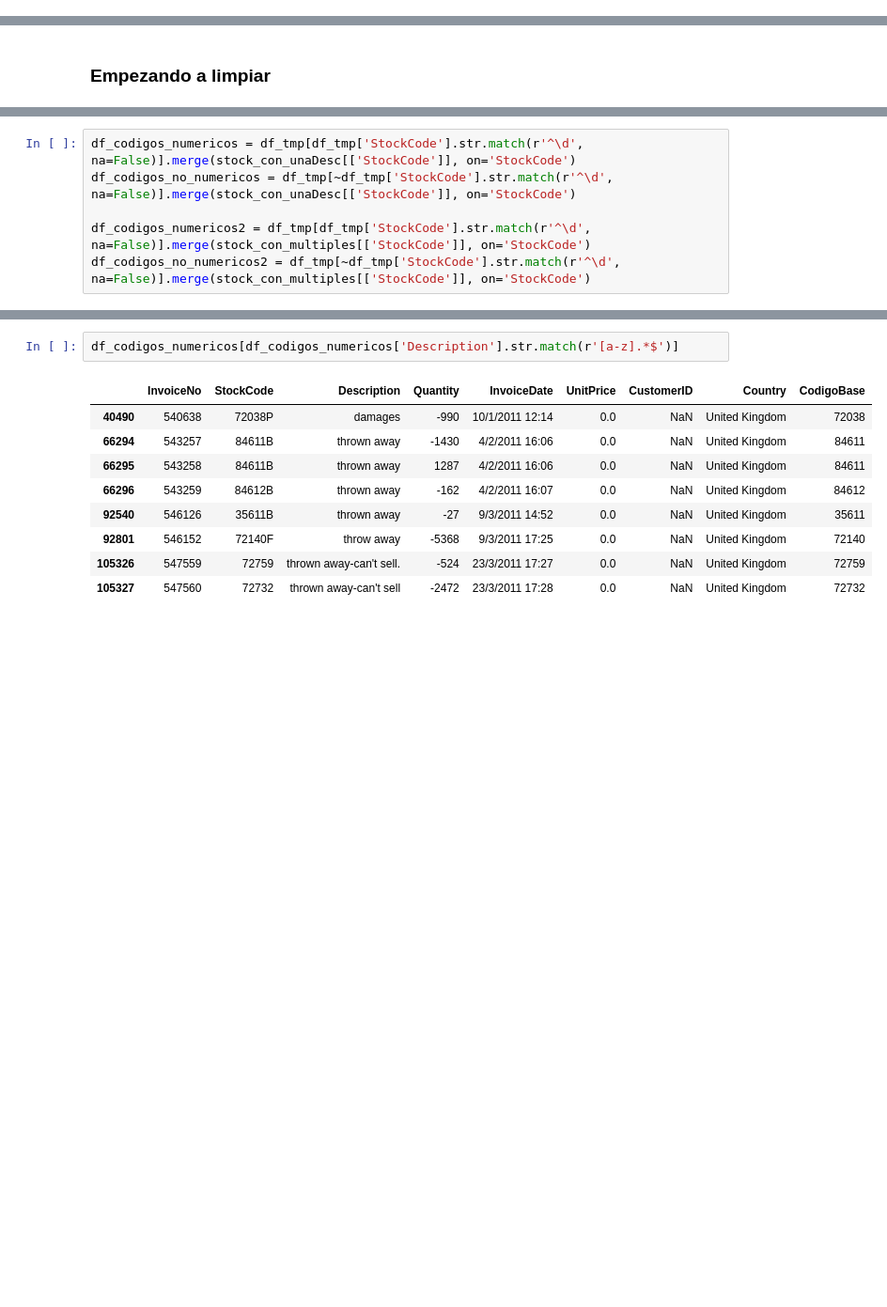
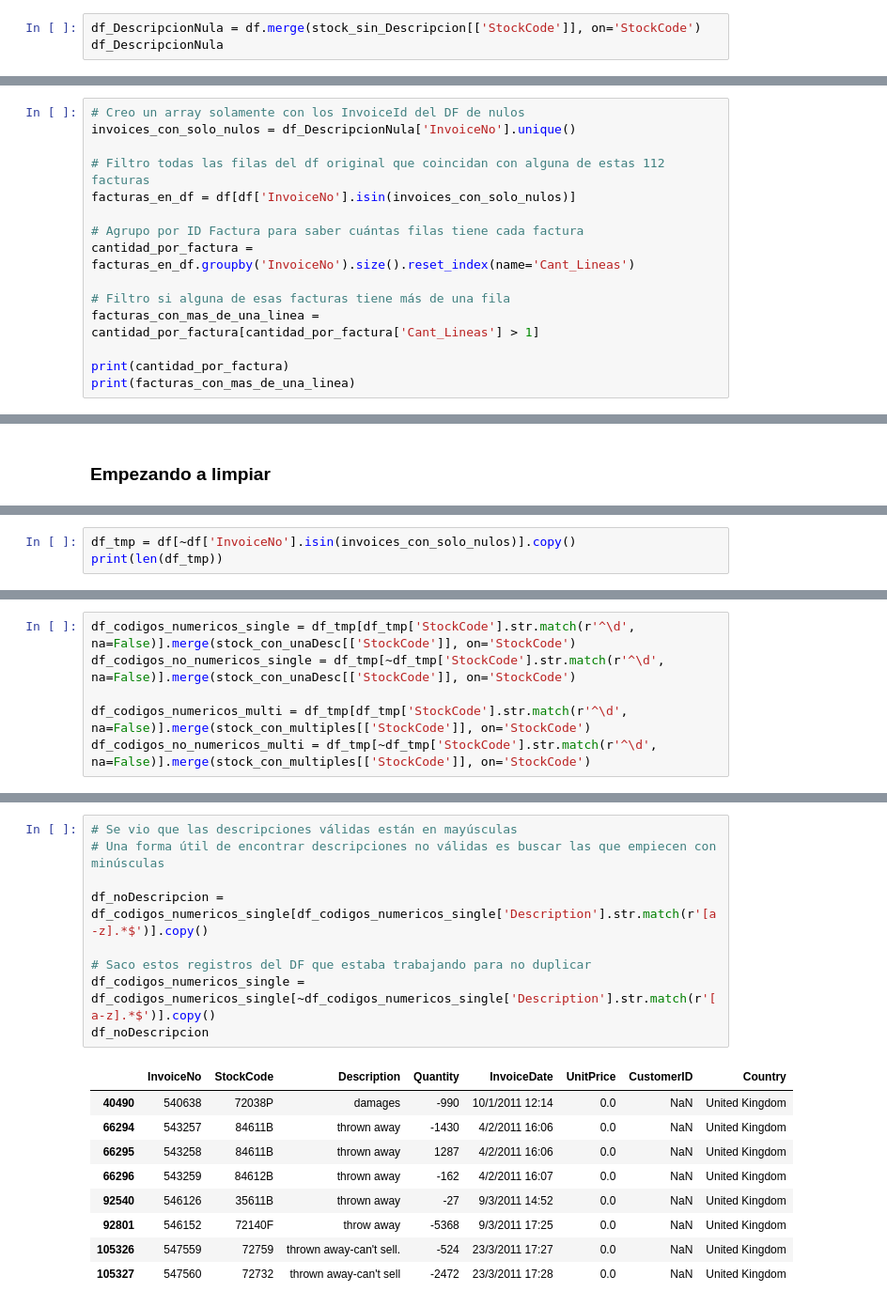
Before and after one commit to Vialesoft/Vialesoft_Devlab, a Jupyter notebook: Mini_Proyectos/ETL_Retail/Python ETL/main.ipynb, the cells around one changed output, grey strips where cells are left out. Shown at 94% size. Drawn from its saved outputs; the diff is of its cells as text; blank space fills up the shorter version.

```diff
--- a/Mini_Proyectos/ETL_Retail/Python ETL/main.ipynb
+++ b/Mini_Proyectos/ETL_Retail/Python ETL/main.ipynb
@@ -201,0 +285,3 @@ stock_con_unaDesc
+# %%
+df_DescripcionNula = df.merge(stock_sin_Descripcion[['StockCode']], on='StockCode')
+df_DescripcionNula
@@ -201,0 +352,15 @@ stock_con_unaDesc
+# %%
+# Creo un array solamente con los InvoiceId del DF de nulos
+invoices_con_solo_nulos = df_DescripcionNula['InvoiceNo'].unique()
+
+# Filtro todas las filas del df original que coincidan con alguna de estas 112 facturas
+facturas_en_df = df[df['InvoiceNo'].isin(invoices_con_solo_nulos)]
+
+# Agrupo por ID Factura para saber cuántas filas tiene cada factura
+cantidad_por_factura = facturas_en_df.groupby('InvoiceNo').size().reset_index(name='Cant_Lineas')
+
+# Filtro si alguna de esas facturas tiene más de una fila
+facturas_con_mas_de_una_linea = cantidad_por_factura[cantidad_por_factura['Cant_Lineas'] > 1]
+
+print(cantidad_por_factura)
+print(facturas_con_mas_de_una_linea)
@@ -269,0 +440,3 @@ df_tmp['Description'] = df_tmp['Description'].fillna(descripcion_faltante)
+# %%
+df_tmp = df[~df['InvoiceNo'].isin(invoices_con_solo_nulos)].copy()
+print(len(df_tmp))
@@ -277,6 +520,6 @@ Además, filtro que esos códigos aparezcan asociados a una sola descripción, y
 # %%
-df_codigos_numericos = df_tmp[df_tmp['StockCode'].str.match(r'^\d', na=False)].merge(stock_con_unaDesc[['StockCode']], on='StockCode')
-df_codigos_no_numericos = df_tmp[~df_tmp['StockCode'].str.match(r'^\d', na=False)].merge(stock_con_unaDesc[['StockCode']], on='StockCode')
+df_codigos_numericos_single = df_tmp[df_tmp['StockCode'].str.match(r'^\d', na=False)].merge(stock_con_unaDesc[['StockCode']], on='StockCode')
+df_codigos_no_numericos_single = df_tmp[~df_tmp['StockCode'].str.match(r'^\d', na=False)].merge(stock_con_unaDesc[['StockCode']], on='StockCode')
 
-df_codigos_numericos2 = df_tmp[df_tmp['StockCode'].str.match(r'^\d', na=False)].merge(stock_con_multiples[['StockCode']], on='StockCode')
-df_codigos_no_numericos2 = df_tmp[~df_tmp['StockCode'].str.match(r'^\d', na=False)].merge(stock_con_multiples[['StockCode']], on='StockCode')
+df_codigos_numericos_multi = df_tmp[df_tmp['StockCode'].str.match(r'^\d', na=False)].merge(stock_con_multiples[['StockCode']], on='StockCode')
+df_codigos_no_numericos_multi = df_tmp[~df_tmp['StockCode'].str.match(r'^\d', na=False)].merge(stock_con_multiples[['StockCode']], on='StockCode')
@@ -333,12 +550,19 @@ Name: StockCode, Length: 2771, dtype: int64
 # %%
-df_codigos_numericos[df_codigos_numericos['Description'].str.match(r'[a-z].*$')]
+# Se vio que las descripciones válidas están en mayúsculas
+# Una forma útil de encontrar descripciones no válidas es buscar las que empiecen con minúsculas
+
+df_noDescripcion = df_codigos_numericos_single[df_codigos_numericos_single['Description'].str.match(r'[a-z].*$')].copy()
+
+# Saco estos registros del DF que estaba trabajando para no duplicar
+df_codigos_numericos_single = df_codigos_numericos_single[~df_codigos_numericos_single['Description'].str.match(r'[a-z].*$')].copy()
+df_noDescripcion
 # %% [output]
-|  | InvoiceNo | StockCode | Description | Quantity | InvoiceDate | UnitPrice | CustomerID | Country | CodigoBase |
-| 40490 | 540638 | 72038P | damages | -990 | 10/1/2011 12:14 | 0.0 | NaN | United Kingdom | 72038 |
-| 66294 | 543257 | 84611B | thrown away | -1430 | 4/2/2011 16:06 | 0.0 | NaN | United Kingdom | 84611 |
-| 66295 | 543258 | 84611B | thrown away | 1287 | 4/2/2011 16:06 | 0.0 | NaN | United Kingdom | 84611 |
-| 66296 | 543259 | 84612B | thrown away | -162 | 4/2/2011 16:07 | 0.0 | NaN | United Kingdom | 84612 |
-| 92540 | 546126 | 35611B | thrown away | -27 | 9/3/2011 14:52 | 0.0 | NaN | United Kingdom | 35611 |
-| 92801 | 546152 | 72140F | throw away | -5368 | 9/3/2011 17:25 | 0.0 | NaN | United Kingdom | 72140 |
-| 105326 | 547559 | 72759 | thrown away-can't sell. | -524 | 23/3/2011 17:27 | 0.0 | NaN | United Kingdom | 72759 |
-| 105327 | 547560 | 72732 | thrown away-can't sell | -2472 | 23/3/2011 17:28 | 0.0 | NaN | United Kingdom | 72732 |
+|  | InvoiceNo | StockCode | Description | Quantity | InvoiceDate | UnitPrice | CustomerID | Country |
+| 40490 | 540638 | 72038P | damages | -990 | 10/1/2011 12:14 | 0.0 | NaN | United Kingdom |
+| 66294 | 543257 | 84611B | thrown away | -1430 | 4/2/2011 16:06 | 0.0 | NaN | United Kingdom |
+| 66295 | 543258 | 84611B | thrown away | 1287 | 4/2/2011 16:06 | 0.0 | NaN | United Kingdom |
+| 66296 | 543259 | 84612B | thrown away | -162 | 4/2/2011 16:07 | 0.0 | NaN | United Kingdom |
+| 92540 | 546126 | 35611B | thrown away | -27 | 9/3/2011 14:52 | 0.0 | NaN | United Kingdom |
+| 92801 | 546152 | 72140F | throw away | -5368 | 9/3/2011 17:25 | 0.0 | NaN | United Kingdom |
+| 105326 | 547559 | 72759 | thrown away-can't sell. | -524 | 23/3/2011 17:27 | 0.0 | NaN | United Kingdom |
+| 105327 | 547560 | 72732 | thrown away-can't sell | -2472 | 23/3/2011 17:28 | 0.0 | NaN | United Kingdom |
```
Also changed, not shown: parts of 111 cells of this notebook.
